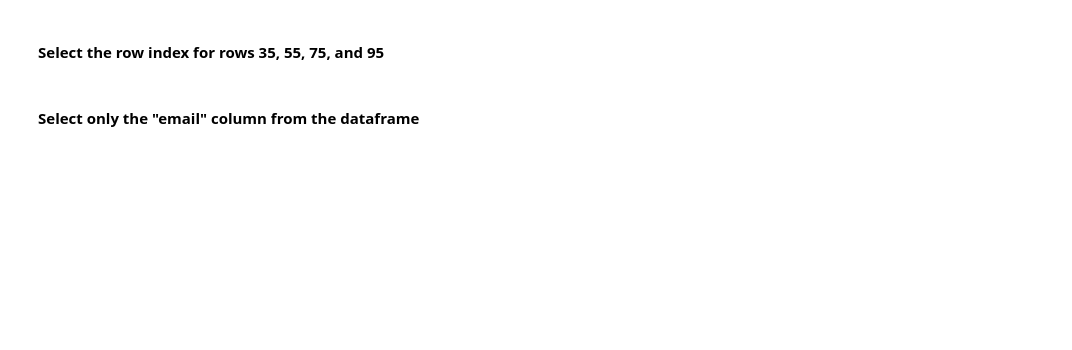
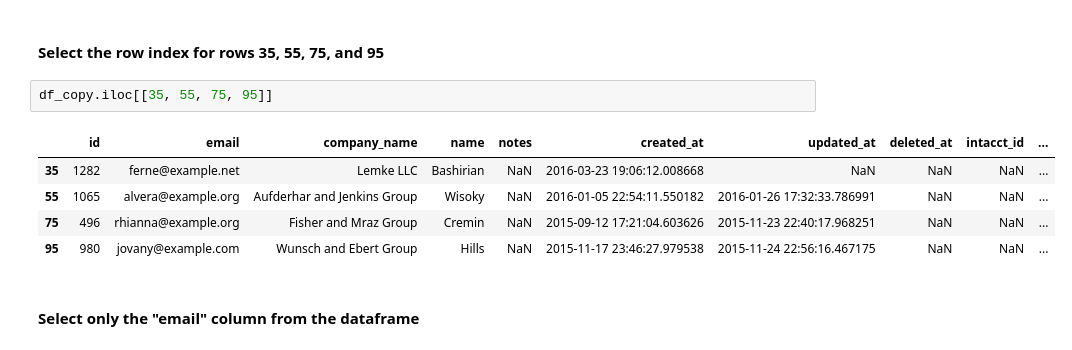
Before and after one commit to Samuel-Skinner/Pandas_Exercises, a Jupyter notebook: pandas-exercise.ipynb, the cells around one changed output. Cells and saved outputs as stored; diff of their text form; blank space fills up the shorter version.

```diff
--- a/pandas-exercise.ipynb
+++ b/pandas-exercise.ipynb
@@ -190,4 +243,12 @@ Remember: Python and Pandas both start counting at 0, so the very first row is r
 # %% [markdown]
 #### Select the row index for rows 35, 55, 75, and 95
+# %%
+df_copy.iloc[[35, 55, 75, 95]]
+# %% [output]
+|  | id | email | company_name | name | notes | created_at | updated_at | deleted_at | intacct_id | ... |
+| 35 | 1282 | ferne@example.net | Lemke LLC | Bashirian | NaN | 2016-03-23 19:06:12.008668 | NaN | NaN | NaN | ... |
+| 55 | 1065 | alvera@example.org | Aufderhar and Jenkins Group | Wisoky | NaN | 2016-01-05 22:54:11.550182 | 2016-01-26 17:32:33.786991 | NaN | NaN | ... |
+| 75 | 496 | rhianna@example.org | Fisher and Mraz Group | Cremin | NaN | 2015-09-12 17:21:04.603626 | 2015-11-23 22:40:17.968251 | NaN | NaN | ... |
+| 95 | 980 | jovany@example.com | Wunsch and Ebert Group | Hills | NaN | 2015-11-17 23:46:27.979538 | 2015-11-24 22:56:16.467175 | NaN | NaN | ... |
 # %% [markdown]
 #### Select only the "email" column from the dataframe
```
Also changed, not shown: parts of 12 cells of this notebook.
